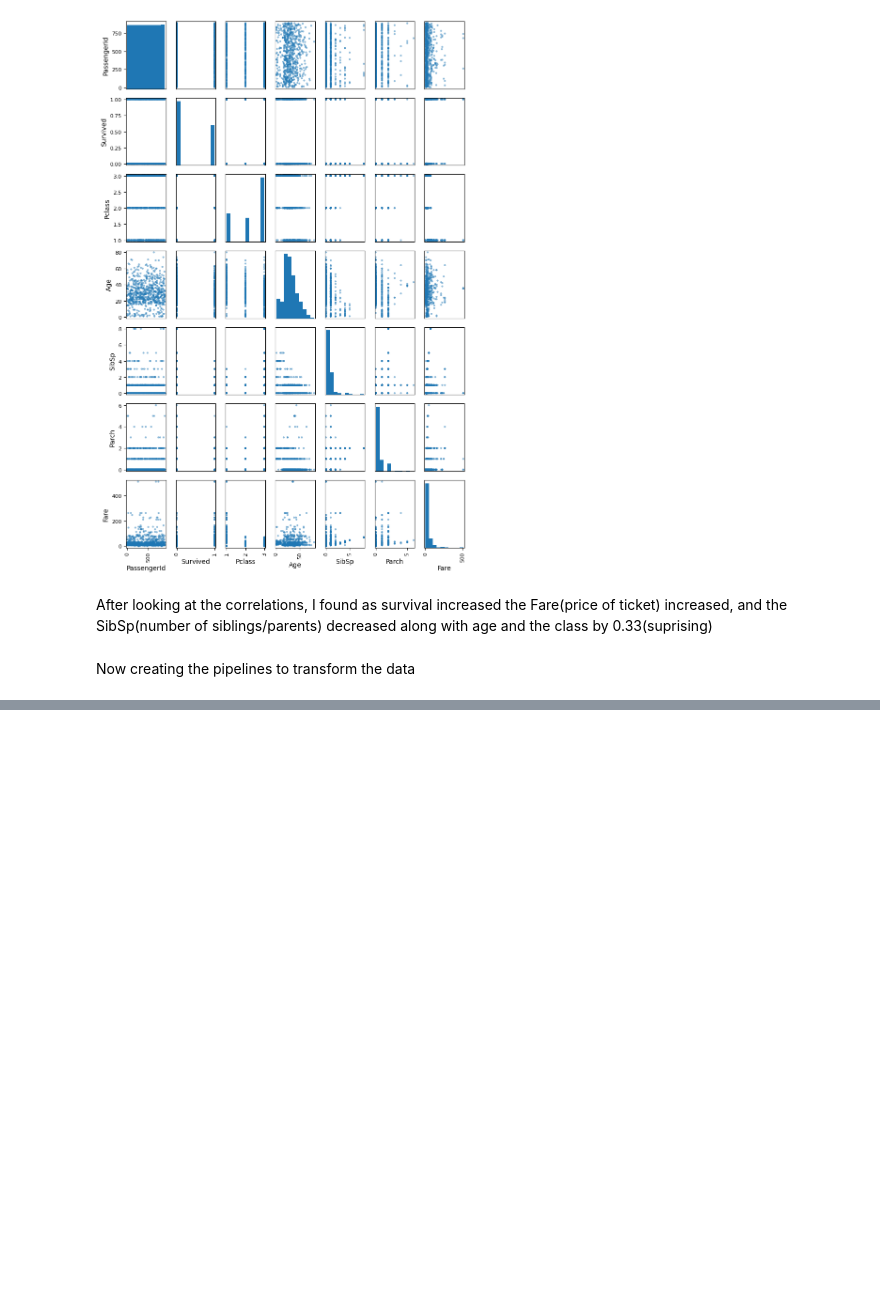
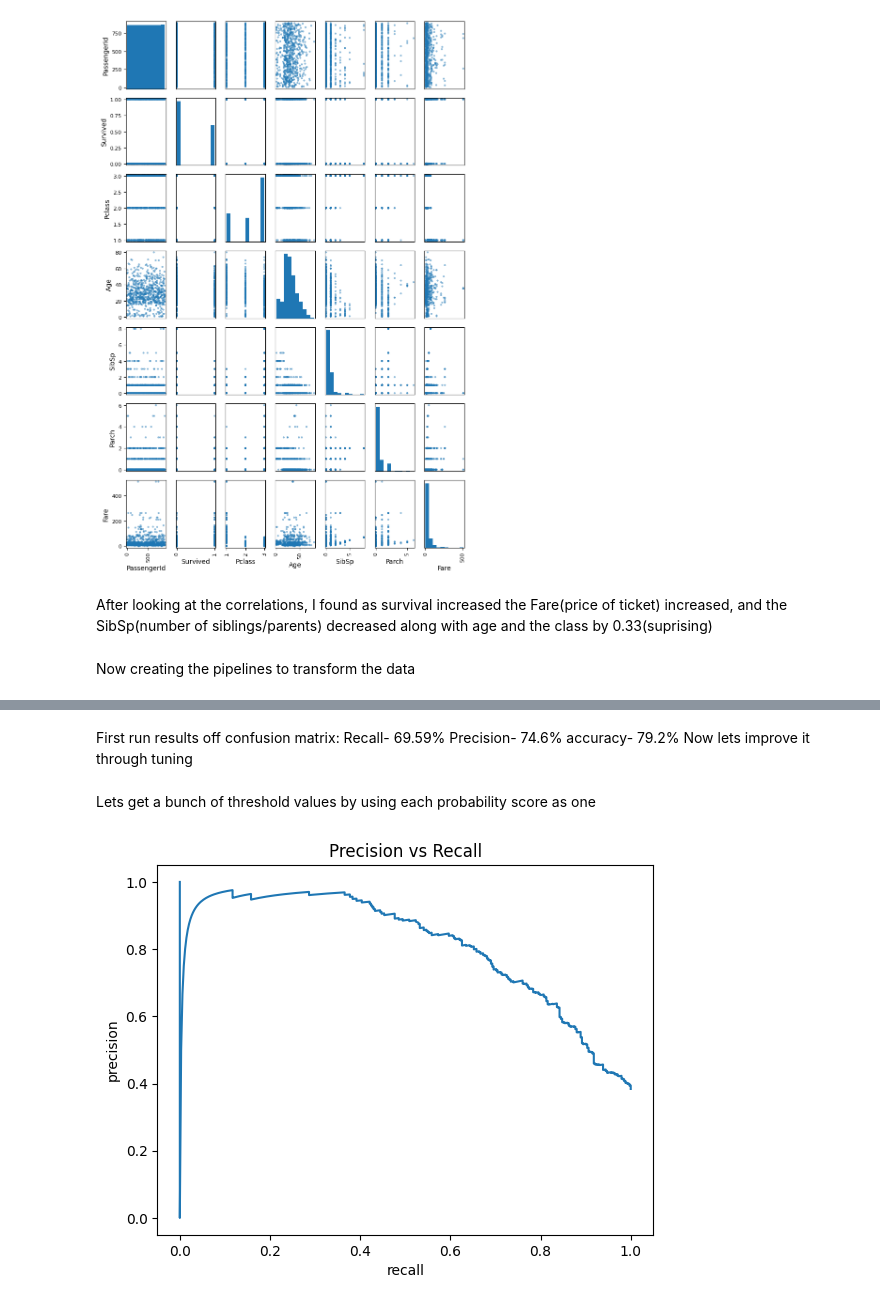
Before and after one commit to Steve-Rodrigues/Machine-Learning, a Jupyter notebook: titanic/titanic_ml.ipynb, the cells around one changed output, grey strips where cells are left out. Saved outputs shown, nothing was run; the diff lists cells and outputs as text; code cells hidden in the pictures; blank space fills up the shorter version.

```diff
--- a/titanic/titanic_ml.ipynb
+++ b/titanic/titanic_ml.ipynb
@@ -92,0 +142,18 @@ numeric_transformer = Pipeline([
+# %% [markdown]
+First run results off confusion matrix:
+Recall- 69.59%
+Precision- 74.6%
+accuracy- 79.2%
+Now lets improve it through tuning
+# %% [markdown]
+Lets get a bunch of threshold values by using each probability score as one
+# %%
+scores = cross_val_predict(log_pip, X, y, cv=9, method='decision_function')
+precisions, recalls, thresholds = precision_recall_curve(y_true=y, y_score=scores)
+plt.plot(recalls, precisions)
+plt.title("Precision vs Recall")
+plt.xlabel("recall")
+plt.ylabel("precision")
+plt.show()
+# %% [output]
+[figure, added]
```
Also changed, not shown: parts of 23 cells of this notebook, 2 other files.
